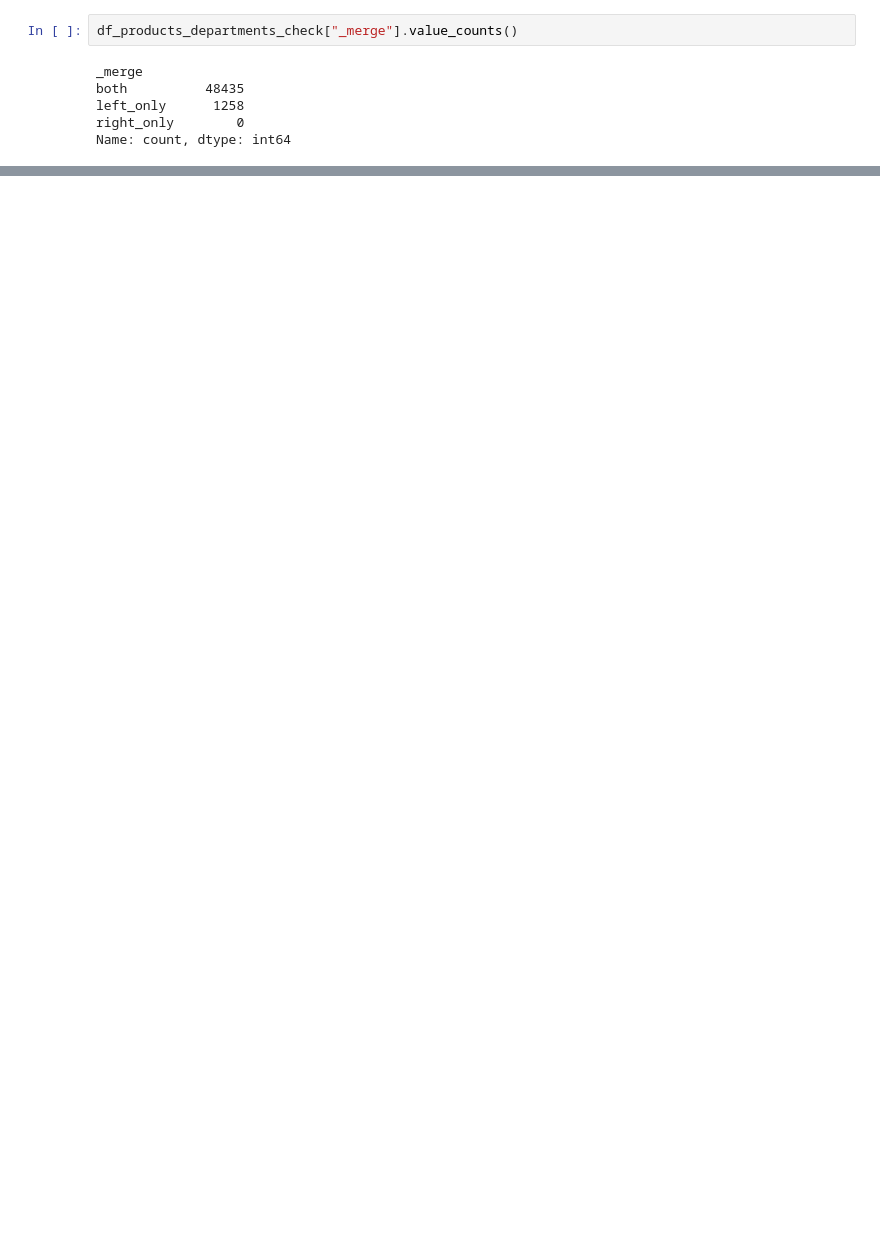
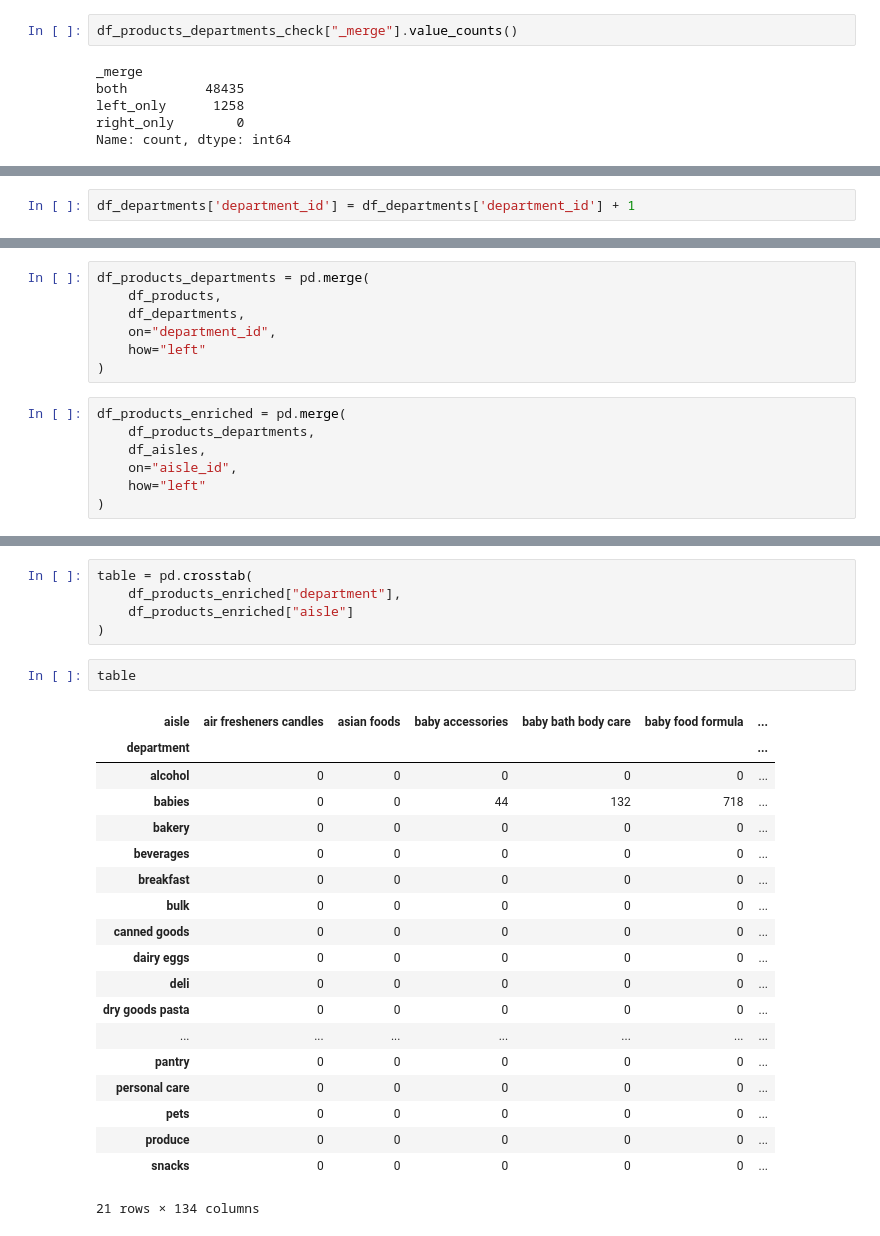
Before and after one commit to arpidata/data_analytics_with_python, a Jupyter notebook: notebooks/04_import_export.ipynb, the cells around one changed output, grey strips where cells are left out. Drawn from its saved outputs; the diff is of its cells as text; blank space fills up the shorter version.

```diff
--- a/notebooks/04_import_export.ipynb
+++ b/notebooks/04_import_export.ipynb
@@ -752,0 +915,2 @@ df_products_departments.head()
+# %%
+df_departments['department_id'] = df_departments['department_id'] + 1
@@ -752,0 +926,14 @@ df_products_departments.head()
+# %%
+df_products_departments = pd.merge(
+    df_products,
+    df_departments,
+    on="department_id",
+    how="left"
+)
+# %%
+df_products_enriched = pd.merge(
+    df_products_departments,
+    df_aisles,
+    on="aisle_id",
+    how="left"
+)
@@ -752,0 +949,27 @@ df_products_departments.head()
+# %%
+table = pd.crosstab(
+    df_products_enriched["department"],
+    df_products_enriched["aisle"]
+)
+# %%
+table
+# %% [output]
+| aisle | air fresheners candles | asian foods | baby accessories | baby bath body care | baby food formula | ... |
+| department |  |  |  |  |  | ... |
+| alcohol | 0 | 0 | 0 | 0 | 0 | ... |
+| babies | 0 | 0 | 44 | 132 | 718 | ... |
+| bakery | 0 | 0 | 0 | 0 | 0 | ... |
+| beverages | 0 | 0 | 0 | 0 | 0 | ... |
+| breakfast | 0 | 0 | 0 | 0 | 0 | ... |
+| bulk | 0 | 0 | 0 | 0 | 0 | ... |
+| canned goods | 0 | 0 | 0 | 0 | 0 | ... |
+| dairy eggs | 0 | 0 | 0 | 0 | 0 | ... |
+| deli | 0 | 0 | 0 | 0 | 0 | ... |
+| dry goods pasta | 0 | 0 | 0 | 0 | 0 | ... |
+| ... | ... | ... | ... | ... | ... | ... |
+| pantry | 0 | 0 | 0 | 0 | 0 | ... |
+| personal care | 0 | 0 | 0 | 0 | 0 | ... |
+| pets | 0 | 0 | 0 | 0 | 0 | ... |
+| produce | 0 | 0 | 0 | 0 | 0 | ... |
+| snacks | 0 | 0 | 0 | 0 | 0 | ... |
+21 rows × 134 columns
```
Also changed, not shown: parts of 59 cells of this notebook, 4 other files.
